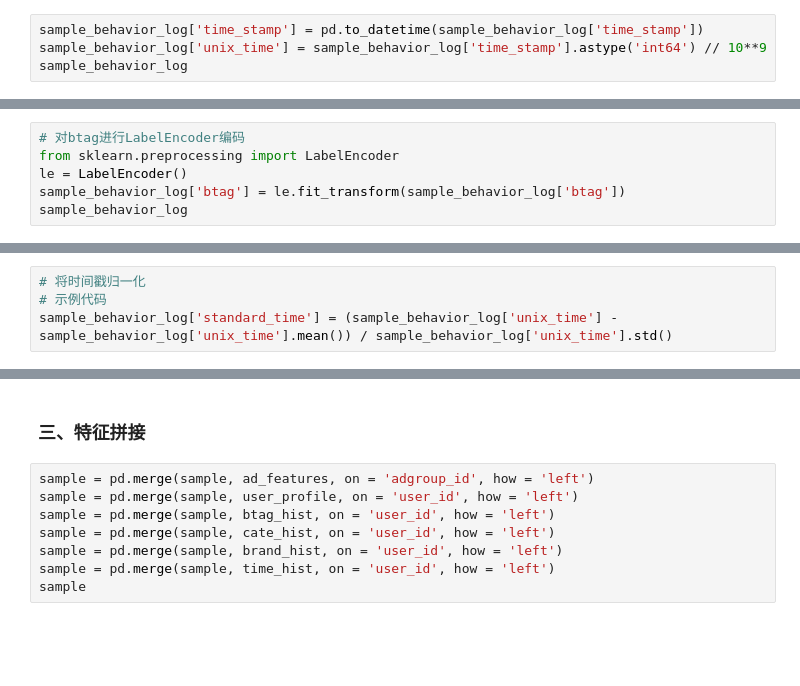
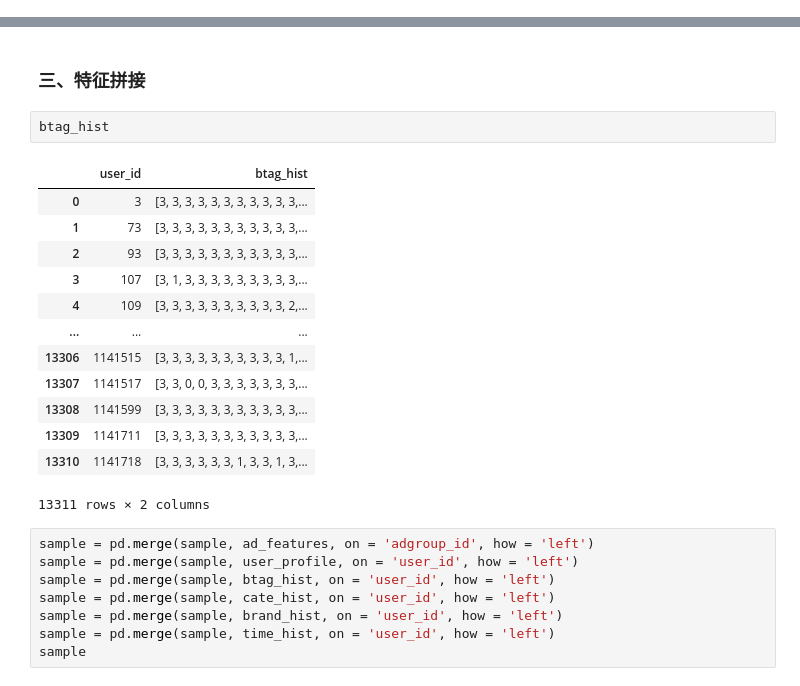
Before and after one commit to S-onder/DIEN_sjl, a Jupyter notebook: prepare_data.ipynb, the cells around one changed output, grey strips where cells are left out. Cells and saved outputs as stored; diff of their text form; blank space fills up the shorter version.

```diff
--- a/prepare_data.ipynb
+++ b/prepare_data.ipynb
@@ -91,7 +109,3 @@ sample_behavior_log
 | 7511894 | 1141718 | 2017-05-06 07:37:31 | pv | 7340 | 101384 |
 | 7511893 | 1141718 | 2017-05-06 07:37:32 | pv | 7340 | 101384 |
 7512019 rows × 5 columns
-# %%
-sample_behavior_log['time_stamp'] = pd.to_datetime(sample_behavior_log['time_stamp'])
-sample_behavior_log['unix_time'] = sample_behavior_log['time_stamp'].astype('int64') // 10**9
-sample_behavior_log
@@ -112,6 +111,0 @@ sample_behavior_log
-# %%
-# 对btag进行LabelEncoder编码
-from sklearn.preprocessing import LabelEncoder
-le = LabelEncoder()
-sample_behavior_log['btag'] = le.fit_transform(sample_behavior_log['btag'])
-sample_behavior_log
@@ -132,7 +112,3 @@ sample_behavior_log
-# %%
-# 将时间戳归一化
-# 示例代码
-sample_behavior_log['standard_time'] = (sample_behavior_log['unix_time'] - sample_behavior_log['unix_time'].mean()) / sample_behavior_log['unix_time'].std()
 # %%
 #  btag序列
 btag_hist = sample_behavior_log.groupby('user')['btag'].apply(list).reset_index().rename(columns={'btag': 'btag_hist','user':'user_id'})
@@ -144,6 +120,22 @@ brand_hist = sample_behavior_log.groupby('user')['brand'].apply(list).reset_inde
 time_hist = sample_behavior_log.groupby('user')['standard_time'].apply(list).reset_index().rename(columns={'standard_time': 'time_hist','user':'user_id'})
 # %% [markdown]
 ### 三、特征拼接
+# %%
+btag_hist
+# %% [output]
+|  | user_id | btag_hist |
+| 0 | 3 | [3, 3, 3, 3, 3, 3, 3, 3, 3, 3, 3,... |
+| 1 | 73 | [3, 3, 3, 3, 3, 3, 3, 3, 3, 3, 3,... |
+| 2 | 93 | [3, 3, 3, 3, 3, 3, 3, 3, 3, 3, 3,... |
+| 3 | 107 | [3, 1, 3, 3, 3, 3, 3, 3, 3, 3, 3,... |
+| 4 | 109 | [3, 3, 3, 3, 3, 3, 3, 3, 3, 3, 2,... |
+| ... | ... | ... |
+| 13306 | 1141515 | [3, 3, 3, 3, 3, 3, 3, 3, 3, 3, 1,... |
+| 13307 | 1141517 | [3, 3, 0, 0, 3, 3, 3, 3, 3, 3, 3,... |
+| 13308 | 1141599 | [3, 3, 3, 3, 3, 3, 3, 3, 3, 3, 3,... |
+| 13309 | 1141711 | [3, 3, 3, 3, 3, 3, 3, 3, 3, 3, 3,... |
+| 13310 | 1141718 | [3, 3, 3, 3, 3, 3, 1, 3, 3, 1, 3,... |
+13311 rows × 2 columns
 # %%
 sample = pd.merge(sample, ad_features, on = 'adgroup_id', how = 'left')
 sample = pd.merge(sample, user_profile, on = 'user_id', how = 'left')
```
Also changed, not shown: parts of 7 cells of this notebook, 2 other files.
